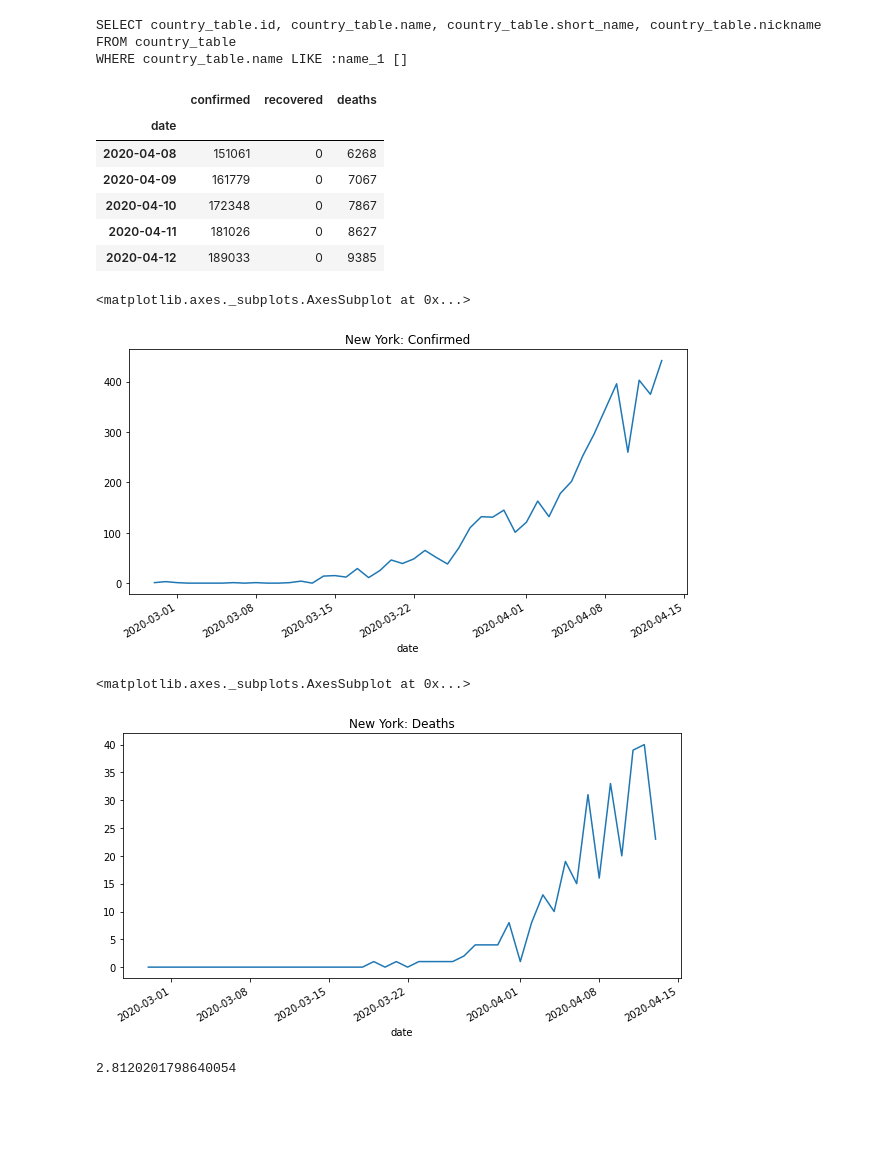
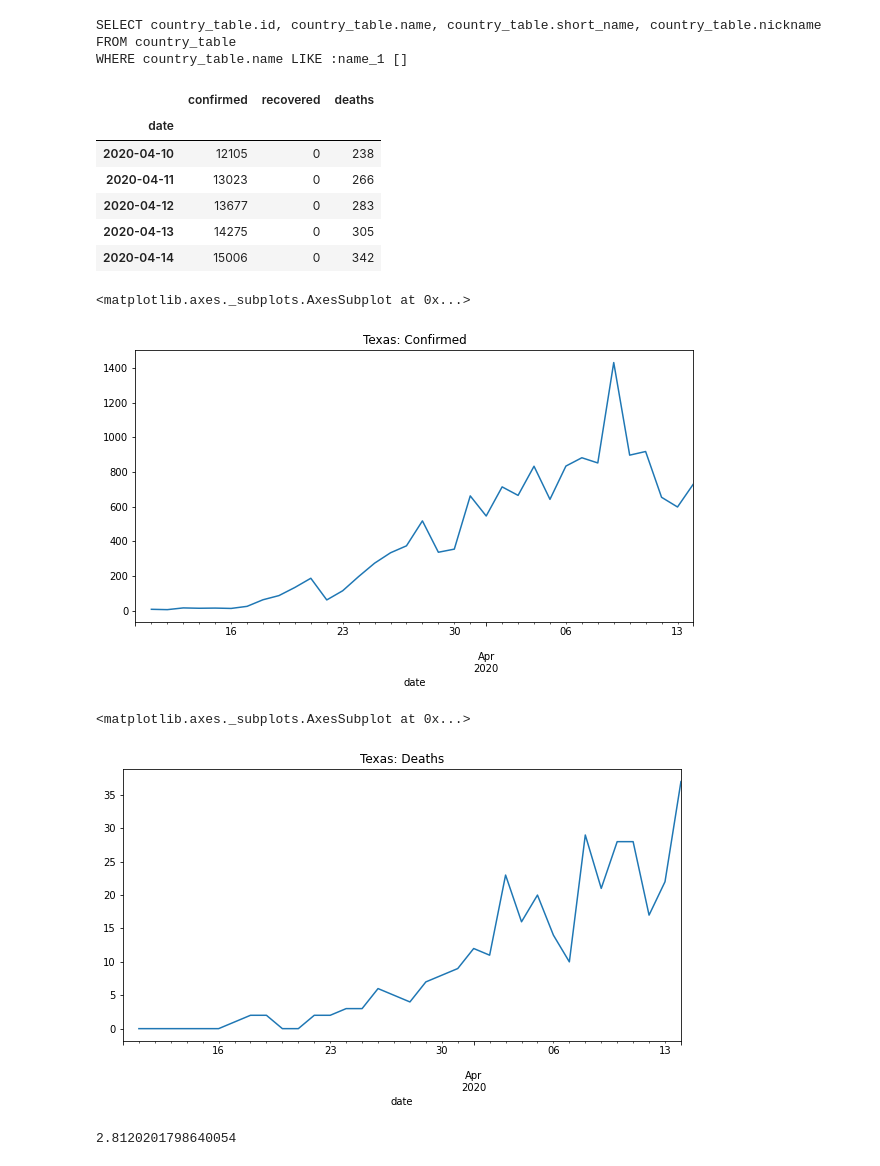
Before and after one commit to garaged/covid19-dataview, a Jupyter notebook: get-csse-jhu-data.ipynb, the cells around one changed output. Drawn from its saved outputs; the diff is of its cells as text; code cells hidden in the pictures; blank space fills up the shorter version.

```diff
--- a/get-csse-jhu-data.ipynb
+++ b/get-csse-jhu-data.ipynb
@@ -309,32 +309,34 @@ data[data['Country/Region'] == 'Mexico']
 # %%
 from sqlalchemy import func
 session = Session()
+
+state = "Texas"
 q = session.query(DailyData.date,
     func.sum(DailyData.confirmed).label('confirmed'),
     func.sum(DailyData.recovered).label('recovered'),
     func.sum(DailyData.deaths).label('deaths')
-                 ).join(State).filter(State.name== "New York").group_by(DailyData.date)
+                 ).join(State).filter(State.name== state).group_by(DailyData.date)
 mx = pd.read_sql(q.statement, q.session.bind, index_col='date', parse_dates="date")
 mx = mx.sort_index()
 mx.tail()
 # %% [output]
 |  | confirmed | recovered | deaths |
 | date |  |  |  |
-| 2020-04-08 | 151061 | 0 | 6268 |
-| 2020-04-09 | 161779 | 0 | 7067 |
-| 2020-04-10 | 172348 | 0 | 7867 |
-| 2020-04-11 | 181026 | 0 | 8627 |
-| 2020-04-12 | 189033 | 0 | 9385 |
+| 2020-04-10 | 12105 | 0 | 238 |
+| 2020-04-11 | 13023 | 0 | 266 |
+| 2020-04-12 | 13677 | 0 | 283 |
+| 2020-04-13 | 14275 | 0 | 305 |
+| 2020-04-14 | 15006 | 0 | 342 |
 # %%
-mx["confirmed"].diff().plot(figsize=(10,5), title='New York: Confirmed')
+mx["confirmed"].diff().plot(figsize=(10,5), title='{}: Confirmed'.format(state))
 # %% [output]
 <matplotlib.axes._subplots.AxesSubplot at 0x...>
-[figure, old version]
+[figure, new version]
 # %%
-mx["deaths"].diff().plot(figsize=(10,5), title='New York: Deaths')
+mx["deaths"].diff().plot(figsize=(10,5), title='{}: Deaths'.format(state))
 # %% [output]
 <matplotlib.axes._subplots.AxesSubplot at 0x...>
-[figure, old version]
+[figure, new version]
 # %%
 641/22795*100
 # %% [output]
```
Also changed, not shown: parts of 1 cell of this notebook, 2 other files.
